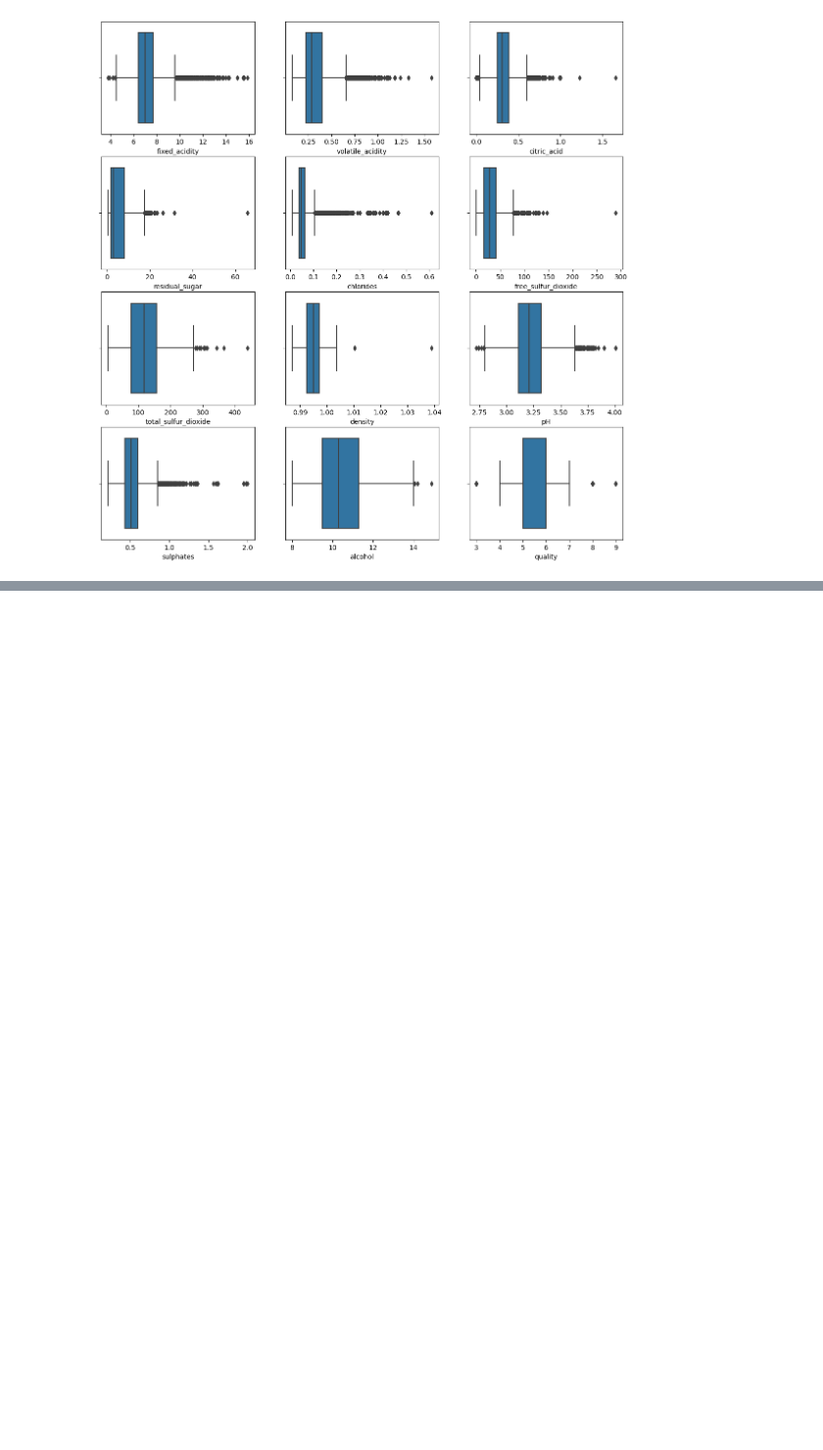
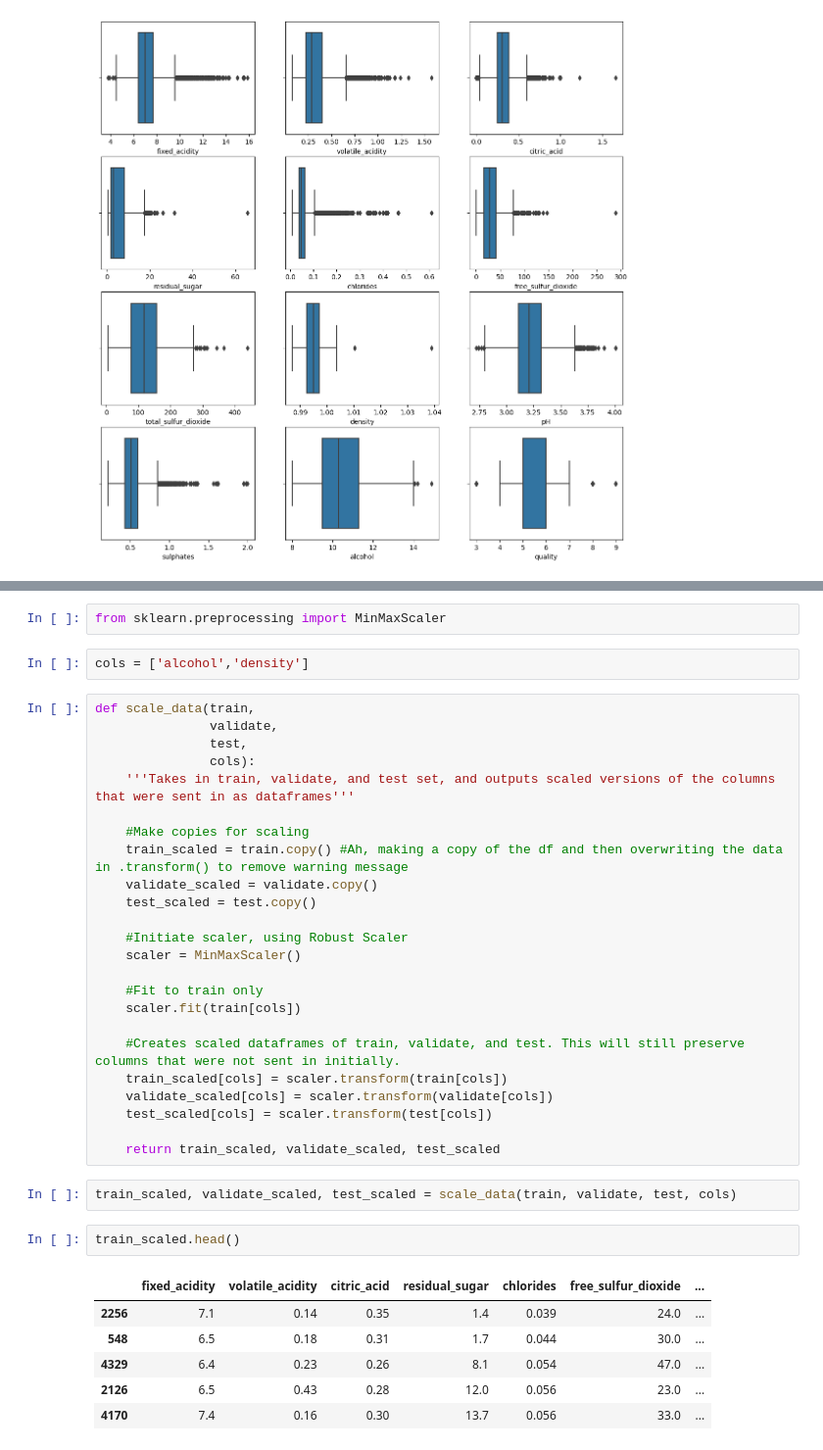
Before and after one commit to pagelwine/wine_project, a Jupyter notebook: wilson-scratch.ipynb, the cells around one changed output, grey strips where cells are left out. Shown: that part at 98% size. Drawn from its saved outputs; the diff is of its cells as text; blank space fills up the shorter version.

```diff
--- a/wilson-scratch.ipynb
+++ b/wilson-scratch.ipynb
@@ -124,0 +133,39 @@ for col in wines.select_dtypes(include='number'):
+# %%
+from sklearn.preprocessing import MinMaxScaler
+# %%
+cols = ['alcohol','density']
+# %%
+def scale_data(train,
+               validate,
+               test,
+               cols):
+    '''Takes in train, validate, and test set, and outputs scaled versions of the columns that were sent in as dataframes'''
+
+    #Make copies for scaling
+    train_scaled = train.copy() #Ah, making a copy of the df and then overwriting the data in .transform() to remove warning message
+    validate_scaled = validate.copy()
+    test_scaled = test.copy()
+
+    #Initiate scaler, using Robust Scaler
+    scaler = MinMaxScaler()
+
+    #Fit to train only
+    scaler.fit(train[cols])
+
+    #Creates scaled dataframes of train, validate, and test. This will still preserve columns that were not sent in initially.
+    train_scaled[cols] = scaler.transform(train[cols])
+    validate_scaled[cols] = scaler.transform(validate[cols])
+    test_scaled[cols] = scaler.transform(test[cols])
+
+    return train_scaled, validate_scaled, test_scaled
+# %%
+train_scaled, validate_scaled, test_scaled = scale_data(train, validate, test, cols)
+# %%
+train_scaled.head()
+# %% [output]
+|  | fixed_acidity | volatile_acidity | citric_acid | residual_sugar | chlorides | free_sulfur_dioxide | ... |
+| 2256 | 7.1 | 0.14 | 0.35 | 1.4 | 0.039 | 24.0 | ... |
+| 548 | 6.5 | 0.18 | 0.31 | 1.7 | 0.044 | 30.0 | ... |
+| 4329 | 6.4 | 0.23 | 0.26 | 8.1 | 0.054 | 47.0 | ... |
+| 2126 | 6.5 | 0.43 | 0.28 | 12.0 | 0.056 | 23.0 | ... |
+| 4170 | 7.4 | 0.16 | 0.30 | 13.7 | 0.056 | 33.0 | ... |
```
Also changed, not shown: parts of 25 cells of this notebook.
